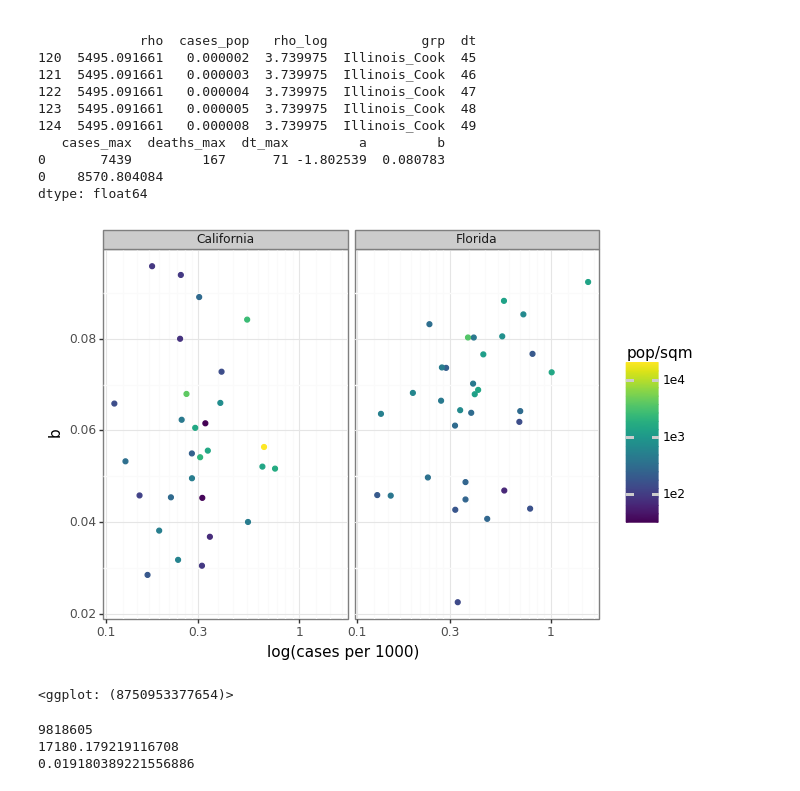
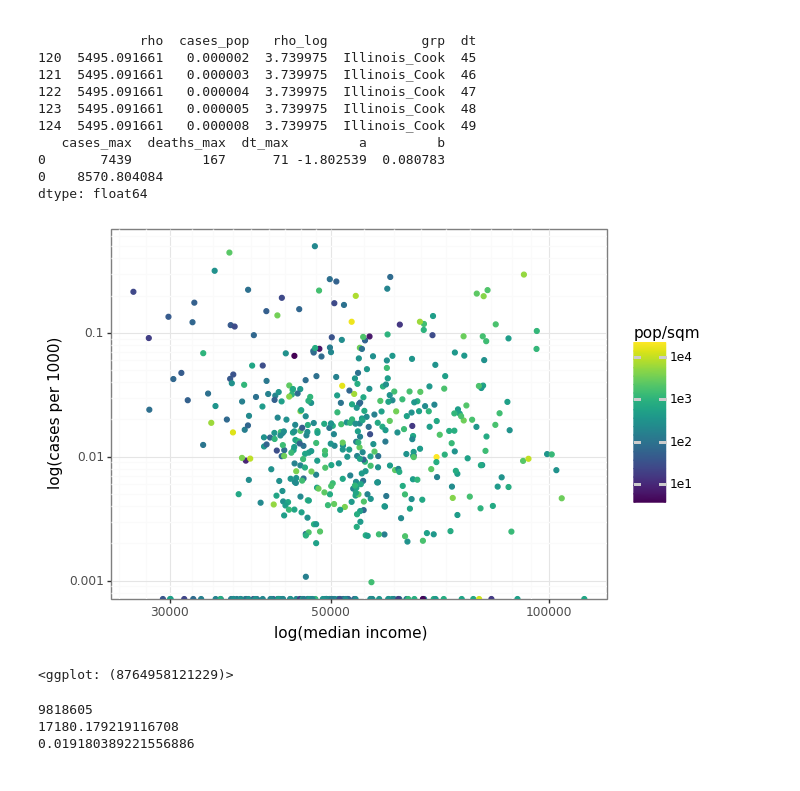
Before and after one commit to jwhendy/covid19, a Jupyter notebook: covid19.ipynb, the cells around one changed output. Cells and saved outputs as stored; diff of their text form; code cells hidden in the pictures.

```diff
--- a/covid19.ipynb
+++ b/covid19.ipynb
@@ -79,8 +79,8 @@ def find_exp_fit(df, thresh=10):
                          'b': [b]})
 
 thresh=25
-dat_agg = dat_m.groupby(['state', 'county', 'fips', 'pop', 'land_sqm', 'rho']).apply(find_exp_fit, (thresh)).reset_index()
-dat_agg = dat_agg.drop(columns='level_6')
+dat_agg = dat_m.groupby(['state', 'county', 'fips', 'pop', 'land_sqm', 'rho', 'age_med', 'inc_med']).apply(find_exp_fit, (thresh)).reset_index()
+dat_agg = dat_agg.drop(columns='level_8')
 dat_agg['grp'] = dat_agg['state'] + '_' + dat_agg['county']
 dat_agg['cases_pop'] = dat_agg['cases_max'] / dat_agg['pop']
 dat_agg['deaths_pop'] = dat_agg['deaths_max'] / dat_agg['pop']
@@ -122,21 +122,23 @@ print(10**(foo.a + foo.b*71))
 0    8570.804084
 dtype: float64
 # %%
-dat_agg_sub = dat_agg[(dat_agg['state']=='California') | (dat_agg['state']=='Florida')]
-p = ggplot(dat_agg_sub, aes(x='cases_pop*1000', y='b', color='rho')) + geom_point() + facet_grid('~state')
-p = p + scale_x_log10(name='log(cases per 1000)')
+#dat_agg_sub = dat_agg[(dat_agg['state']=='California') | (dat_agg['state']=='Florida')]
+#p = ggplot(dat_agg_sub, aes(x='cases_pop*1000', y='b', color='rho')) + geom_point() + facet_grid('~state')
+p = ggplot(dat_agg, aes(x='inc_med', y='deaths_pop*1000', color='rho')) + geom_point()# + facet_grid('~state')
+p = p + scale_x_log10(name='log(median income)')
+p = p + scale_y_log10(name='log(cases per 1000)')
 p = p + scale_color_cmap(trans='log10')
 #p = p + scale_y_log10()
 p = p + guides(color=guide_colorbar(title='pop/sqm'))
 #p = ggplot(dat_agg, aes(x='rho', y='b', color='pop')) + geom_point() + scale_x_log10() + scale_color_cmap(trans='log10')
 p = p + theme_bw()
 ### uncomment to crop to max b of 0.1
 #p = p + scale_y_continuous(limits=[0, 0.1])
 #p.save('plots/exp-vs-density-crop.png', dpi=200, width=9, height=6)
 p
 # %% [output]
-[figure, old version]
+[figure, new version]
-<ggplot: (8750953377654)>
+<ggplot: (8764958121229)>
 # %%
 print(dat_agg['pop'].max())
 print(dat_agg['rho'].max())
```
Also changed, not shown: parts of 3 cells of this notebook, 4 other files.
